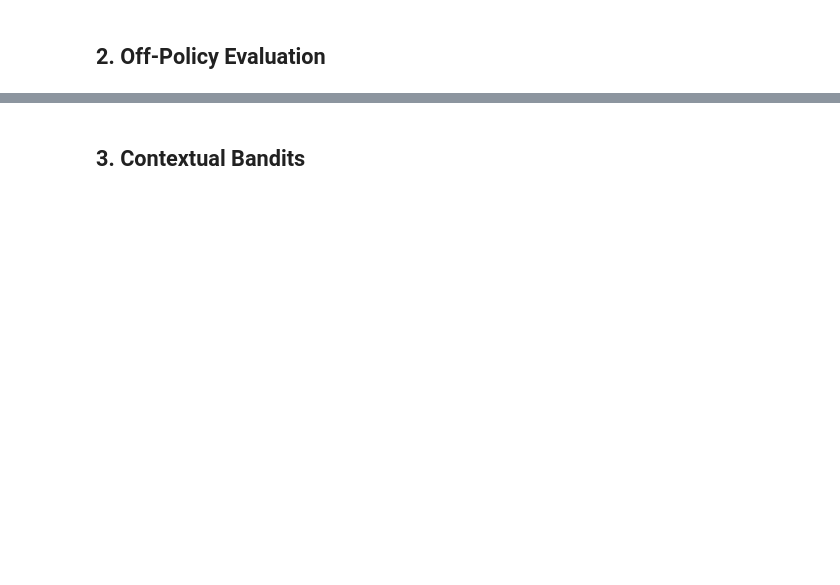
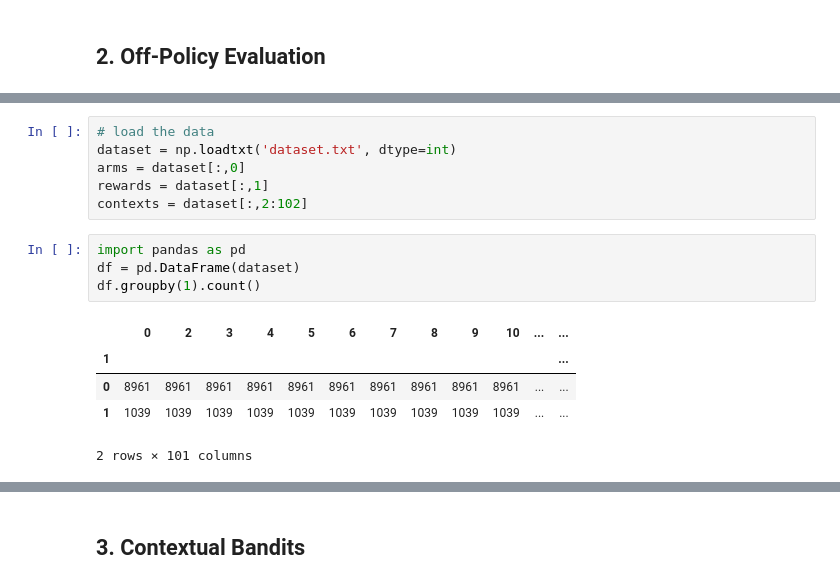
Before and after one commit to youshaox/COMP90051-project2, a Jupyter notebook: youshaox.ipynb, the cells around one changed output, grey strips where cells are left out. Cells and saved outputs as stored; diff of their text form; blank space fills up the shorter version.

```diff
--- a/youshaox.ipynb
+++ b/youshaox.ipynb
@@ -236,3 +263,19 @@ def offlineEvaluate(mab, arms, rewards, contexts, nrounds=None):
+# %%
+# load the data
+dataset = np.loadtxt('dataset.txt', dtype=int)
+arms = dataset[:,0]
+rewards = dataset[:,1]
+contexts = dataset[:,2:102]
+# %%
+import pandas as pd
+df = pd.DataFrame(dataset)
+df.groupby(1).count()
+# %% [output]
+|  | 0 | 2 | 3 | 4 | 5 | 6 | 7 | 8 | 9 | 10 | ... | ... |
+| 1 |  |  |  |  |  |  |  |  |  |  |  | ... |
+| 0 | 8961 | 8961 | 8961 | 8961 | 8961 | 8961 | 8961 | 8961 | 8961 | 8961 | ... | ... |
+| 1 | 1039 | 1039 | 1039 | 1039 | 1039 | 1039 | 1039 | 1039 | 1039 | 1039 | ... | ... |
+2 rows × 101 columns
 # %%
 mab = EpsGreedy(10, 0.05)
 results_EpsGreedy = offlineEvaluate(mab, arms, rewards, contexts, 800)
```
Also changed, not shown: parts of 16 cells of this notebook, 4 other files.
